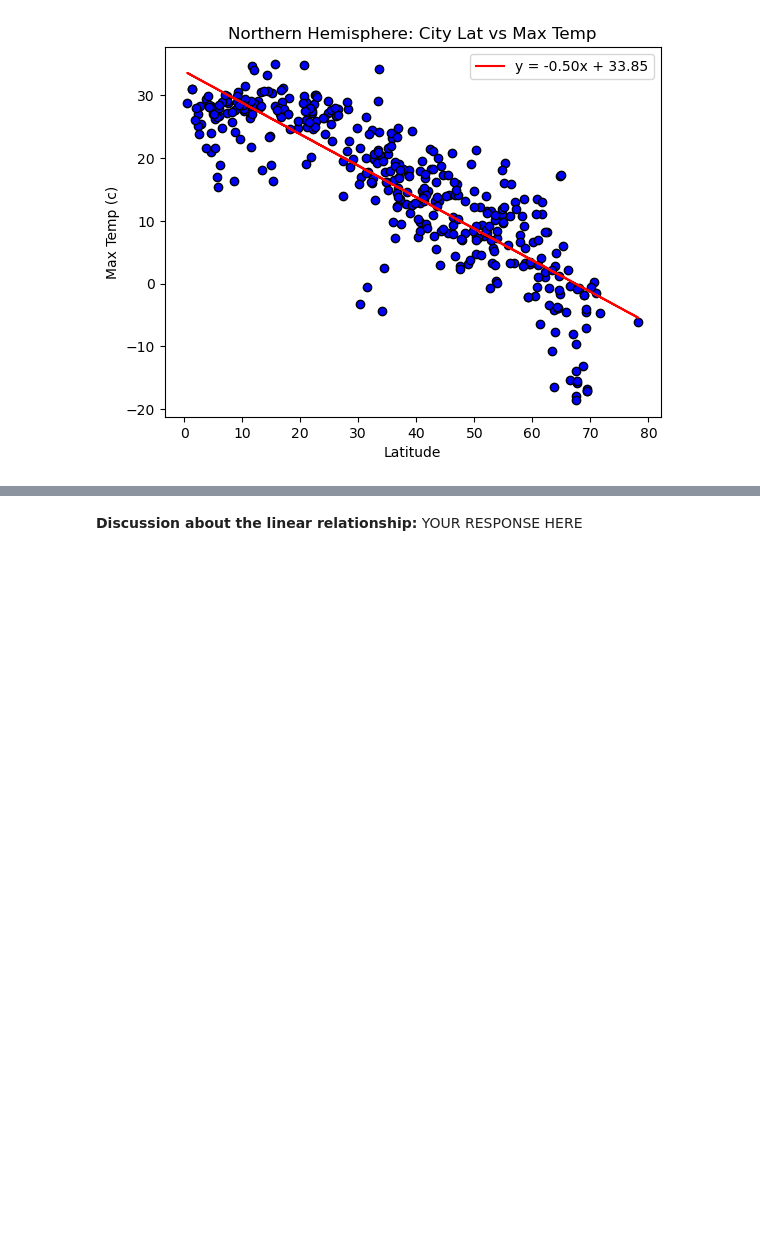
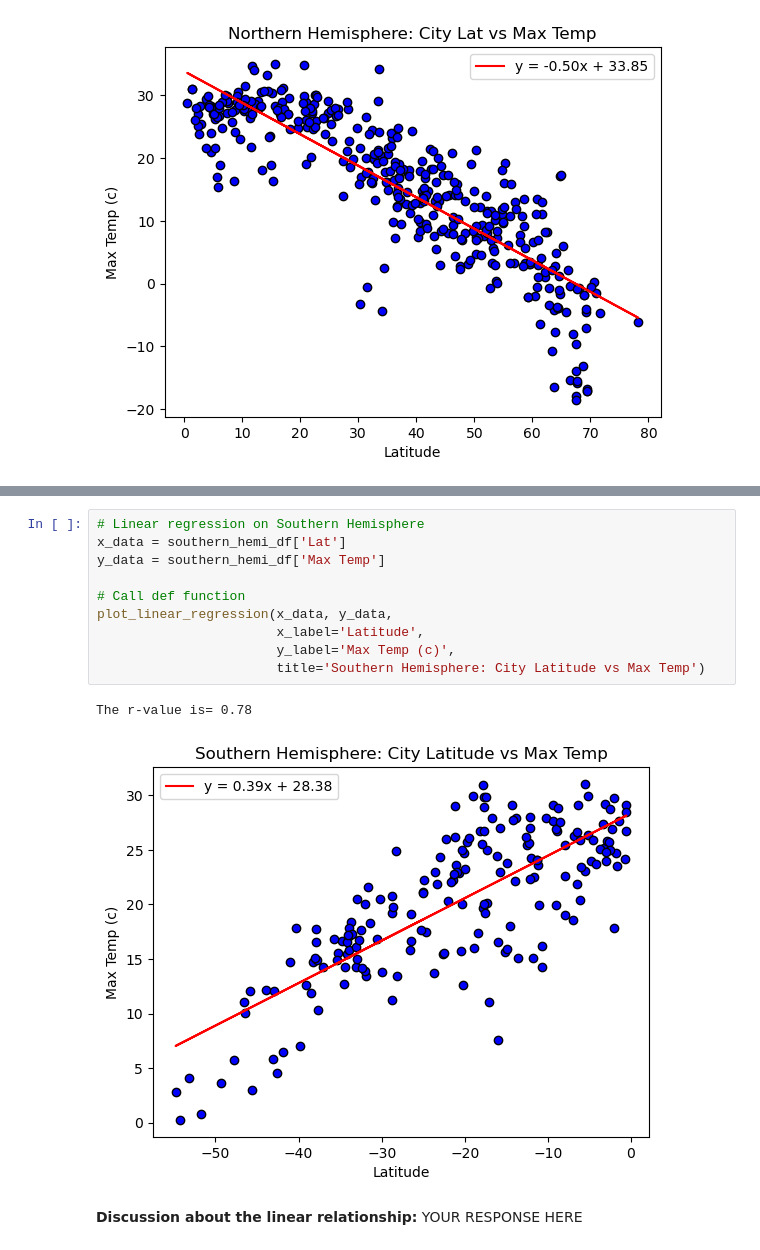
Before and after one commit to sloucel/Python-API-Challenge, a Jupyter notebook: WeatherPy/WeatherPy.ipynb, the cells around one changed output, grey strips where cells are left out. Drawn from its saved outputs; the diff is of its cells as text; blank space fills up the shorter version.

```diff
--- a/WeatherPy/WeatherPy.ipynb
+++ b/WeatherPy/WeatherPy.ipynb
@@ -399,3 +401,16 @@ The r-value is: 0.4121057168607245
+# %%
+# Linear regression on Southern Hemisphere
+x_data = southern_hemi_df['Lat']
+y_data = southern_hemi_df['Max Temp']
+
+# Call def function
+plot_linear_regression(x_data, y_data,
+                       x_label='Latitude',
+                       y_label='Max Temp (c)',
+                       title='Southern Hemisphere: City Latitude vs Max Temp')
+# %% [output]
+The r-value is= 0.78
+[figure, added]
 # %% [markdown]
 **Discussion about the linear relationship:** YOUR RESPONSE HERE
 # %% [markdown]
```
Also changed, not shown: parts of 15 cells of this notebook, 1 other file.
